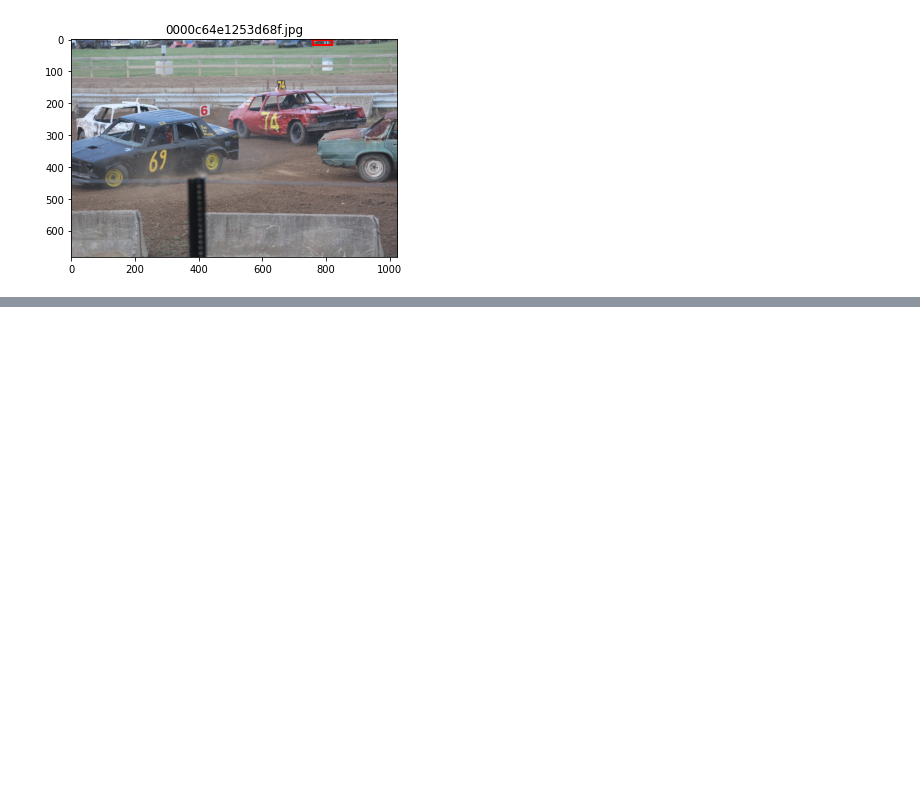
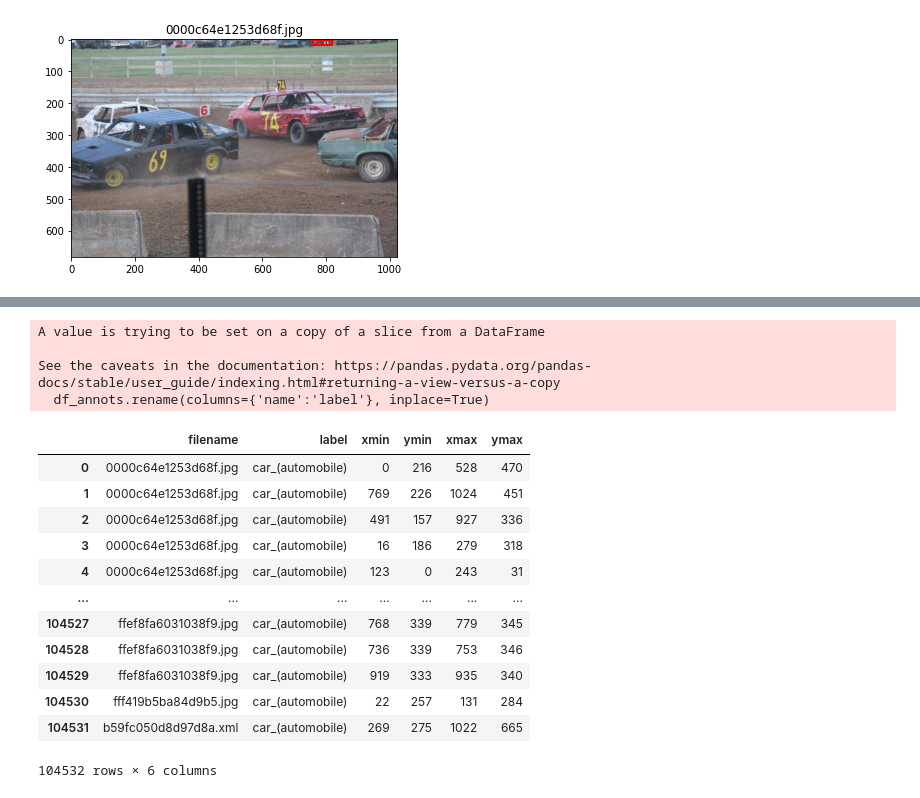
Before and after one commit to dnth/data-flywheel, a Jupyter notebook: notebooks/voc_to_fdannot.ipynb, the cells around one changed output, grey strips where cells are left out. Saved outputs shown, nothing was run; the diff lists cells and outputs as text; code cells hidden in the pictures; blank space fills up the shorter version.

```diff
--- a/notebooks/voc_to_fdannot.ipynb
+++ b/notebooks/voc_to_fdannot.ipynb
@@ -111,0 +128,22 @@ for _, row in df.head(10).iterrows():
+# %%
+df_annots = df[['filename', 'name', 'xmin', 'ymin', 'xmax', 'ymax']]
+df_annots.rename(columns={'name':'label'}, inplace=True)
+df_annots
+# %% [output]
+A value is trying to be set on a copy of a slice from a DataFrame
+
+See the caveats in the documentation: https://pandas.pydata.org/pandas-docs/stable/user_guide/indexing.html#returning-a-view-versus-a-copy
+  df_annots.rename(columns={'name':'label'}, inplace=True)
+|  | filename | label | xmin | ymin | xmax | ymax |
+| 0 | 0000c64e1253d68f.jpg | car_(automobile) | 0 | 216 | 528 | 470 |
+| 1 | 0000c64e1253d68f.jpg | car_(automobile) | 769 | 226 | 1024 | 451 |
+| 2 | 0000c64e1253d68f.jpg | car_(automobile) | 491 | 157 | 927 | 336 |
+| 3 | 0000c64e1253d68f.jpg | car_(automobile) | 16 | 186 | 279 | 318 |
+| 4 | 0000c64e1253d68f.jpg | car_(automobile) | 123 | 0 | 243 | 31 |
+| ... | ... | ... | ... | ... | ... | ... |
+| 104527 | ffef8fa6031038f9.jpg | car_(automobile) | 768 | 339 | 779 | 345 |
+| 104528 | ffef8fa6031038f9.jpg | car_(automobile) | 736 | 339 | 753 | 346 |
+| 104529 | ffef8fa6031038f9.jpg | car_(automobile) | 919 | 333 | 935 | 340 |
+| 104530 | fff419b5ba84d9b5.jpg | car_(automobile) | 22 | 257 | 131 | 284 |
+| 104531 | b59fc050d8d97d8a.xml | car_(automobile) | 269 | 275 | 1022 | 665 |
+104532 rows × 6 columns
```
Also changed, not shown: parts of 2 cells of this notebook.
